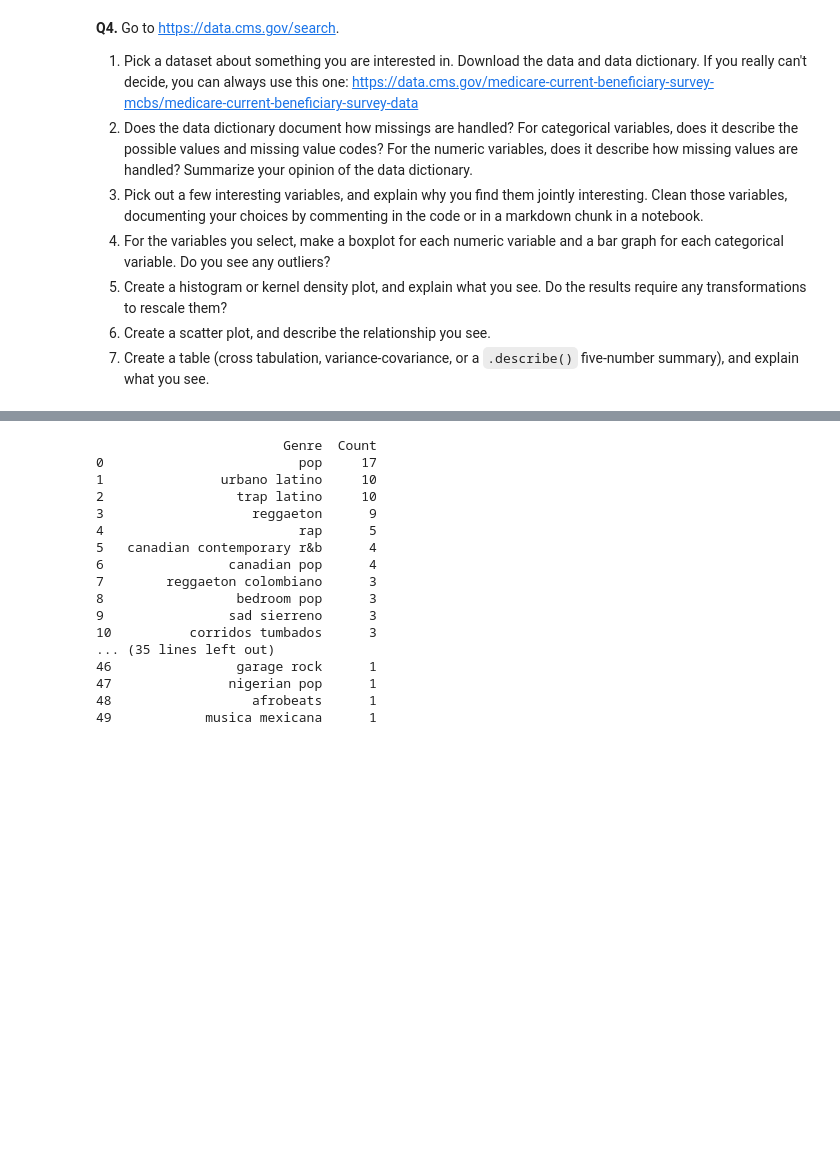
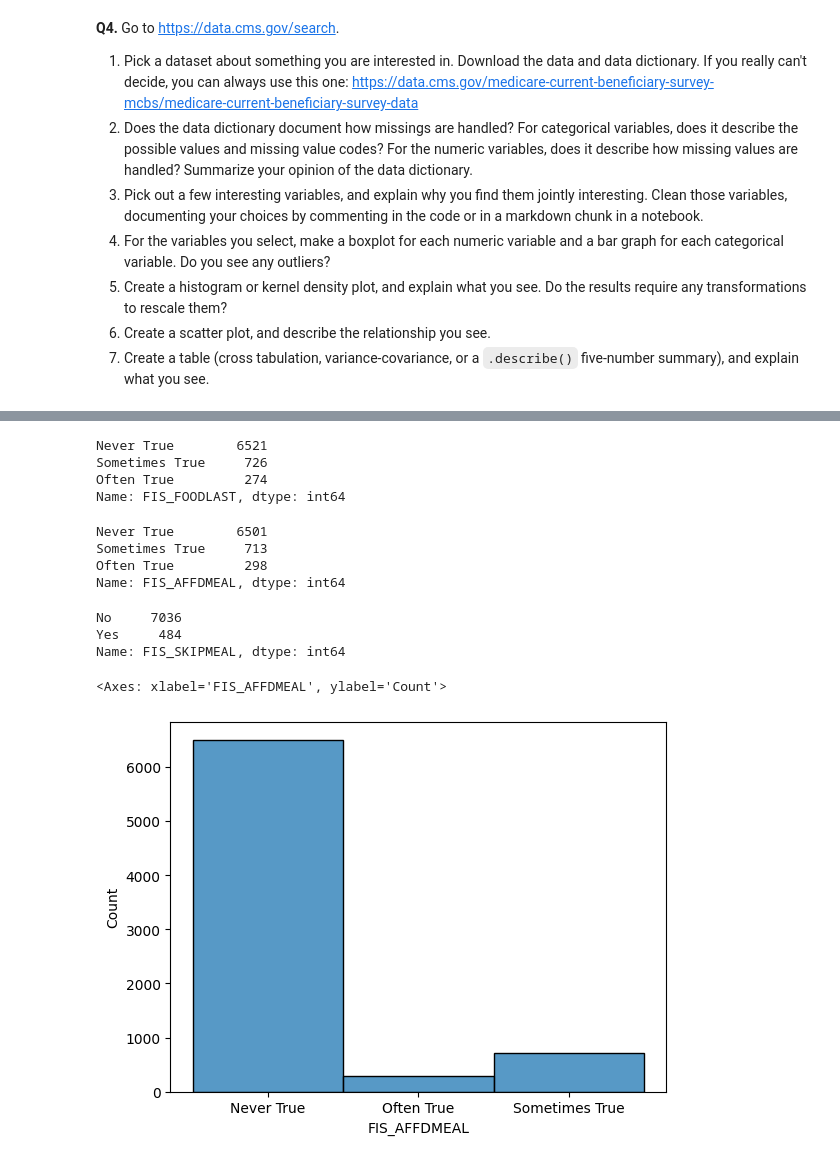
Before and after one commit to PavanVinja/visualization, a Jupyter notebook: assignment/assignment.ipynb, the cells around one changed output, grey strips where cells are left out. Drawn from its saved outputs; the diff is of its cells as text; code cells hidden in the pictures; blank space fills up the shorter version.

```diff
--- a/assignment/assignment.ipynb
+++ b/assignment/assignment.ipynb
@@ -320,22 +240,54 @@ Name: genres, dtype: object
-# %%
-genre_count = pd.Series(all_genres).value_counts()
-new_genres = pd.DataFrame({'Genre': genre_count.index, 'Count': genre_count.values}) #retrieves all genres and finds count for each
-print(new_genres)
-# %% [output]
-                        Genre  Count
-0                         pop     17
-1               urbano latino     10
-2                 trap latino     10
-3                   reggaeton      9
-4                         rap      5
-5   canadian contemporary r&b      4
-6                canadian pop      4
-7        reggaeton colombiano      3
-8                 bedroom pop      3
-9                sad sierreno      3
-10          corridos tumbados      3
-... (35 lines left out)
-46                garage rock      1
-47               nigerian pop      1
-48                  afrobeats      1
-49            musica mexicana      1
+# %%
+#FIS_FOODLAST
+foodlast = df['FIS_FOODLAST']
+key_mapping = {
+    '1': "Often True",
+    '2': "Sometimes True",
+    '3': "Never True"
+}
+foodlast = foodlast.replace(['D', 'R'], np.nan)
+foodlast = foodlast.replace('1', key_mapping['1'])
+foodlast = foodlast.replace('2', key_mapping['2'])
+foodlast = foodlast.replace('3', key_mapping['3'])
+df['FIS_FOODLAST'] = foodlast
+df['FIS_FOODLAST'].value_counts()
+# %% [output]
+Never True        6521
+Sometimes True     726
+Often True         274
+Name: FIS_FOODLAST, dtype: int64
+# %%
+#FIS_AFFDMEAL
+affdmeal = df['FIS_AFFDMEAL']
+affdmeal = affdmeal.replace(['D', 'R'], np.nan)
+affdmeal = affdmeal.replace('1', key_mapping['1'])
+affdmeal = affdmeal.replace('2', key_mapping['2'])
+affdmeal = affdmeal.replace('3', key_mapping['3'])
+df['FIS_AFFDMEAL'] = affdmeal
+df['FIS_AFFDMEAL'].value_counts()
+# %% [output]
+Never True        6501
+Sometimes True     713
+Often True         298
+Name: FIS_AFFDMEAL, dtype: int64
+# %%
+#FIS_SKIPMEAL
+skipmeal = df['FIS_SKIPMEAL']
+key_map = {
+    '1': 'Yes',
+    '2': 'No'
+}
+skipmeal = skipmeal.replace(['D', 'R'], np.nan)
+skipmeal = skipmeal.replace('1', key_map['1'])
+skipmeal = skipmeal.replace('2', key_map['2'])
+df['FIS_SKIPMEAL'] = skipmeal
+df['FIS_SKIPMEAL'].value_counts()
+# %% [output]
+No     7036
+Yes     484
+Name: FIS_SKIPMEAL, dtype: int64
+# %%
+sns.histplot(df['FIS_AFFDMEAL'])
+# %% [output]
+<Axes: xlabel='FIS_AFFDMEAL', ylabel='Count'>
+[figure, added]
```
Also changed, not shown: parts of 26 cells of this notebook.
